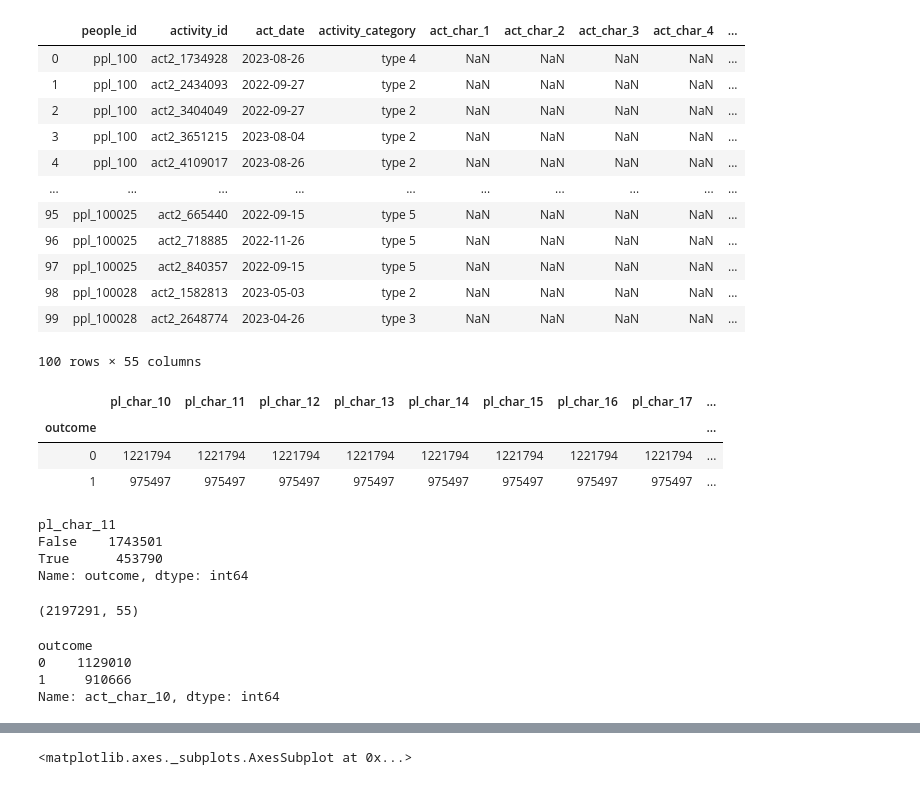
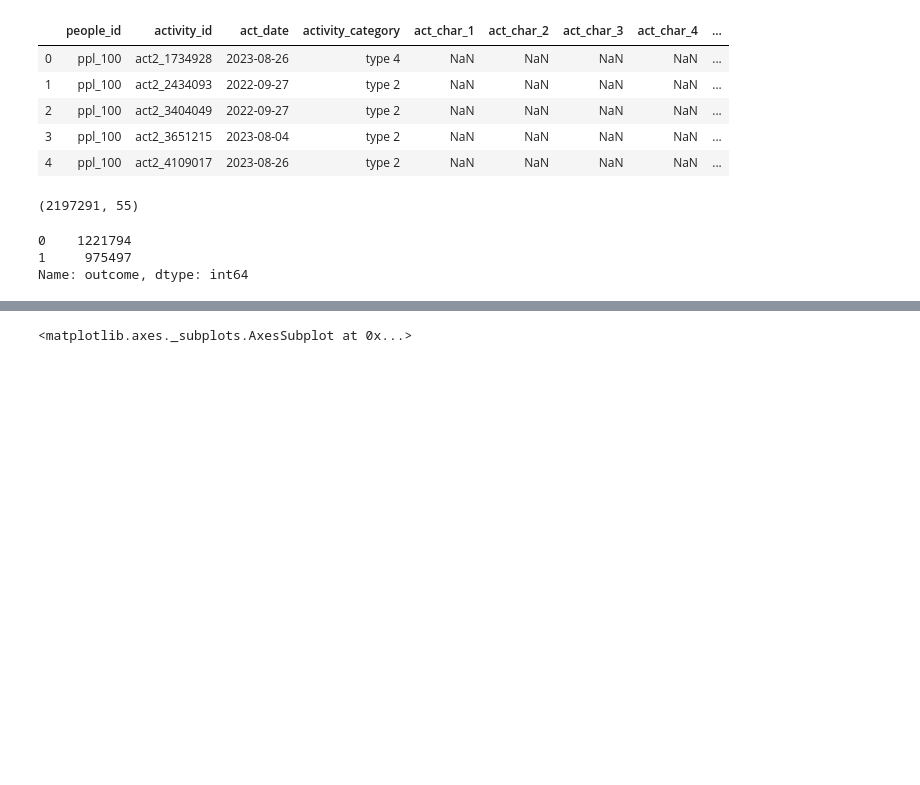
Before and after one commit to khwajajalal/Capstone3-Red_hat_business_value, a Jupyter notebook: red_hat.ipynb, the cells around one changed output, grey strips where cells are left out. Drawn from its saved outputs; the diff is of its cells as text; code cells hidden in the pictures; blank space fills up the shorter version.

```diff
--- a/red_hat.ipynb
+++ b/red_hat.ipynb
@@ -8,78 +8,61 @@ from scipy import stats
 pd.set_option('display.max_column', None)
 
 pl=pd.read_csv('people.csv.zip')
 ac=pd.read_csv('act_train.csv.zip')
 pl['date']=pd.to_datetime(pl['date'])
 ac['date']=pd.to_datetime(ac['date'])
 pl_columns=[]
 for col in pl.columns:
     if 'char' in col or 'date' in col:
         pl_columns.append('pl_' + col)
     else:
         pl_columns.append(col)
 pl.columns=pl_columns
 ac_columns=[]
 for col in ac.columns:
     if 'char' in col or 'date' in col:
         ac_columns.append('act_' + col)
     else:
         ac_columns.append(col)
 ac.columns=ac_columns
 ac_pl_merge = pd.merge(ac, pl, on='people_id')
 ac_pl_merge.to_csv('activity_people_merged_dataset.csv')
 
-ac_pl_merge.head(100)
+ac_pl_merge.head()
 # %% [output]
 |  | people_id | activity_id | act_date | activity_category | act_char_1 | act_char_2 | act_char_3 | act_char_4 | ... |
 | 0 | ppl_100 | act2_1734928 | 2023-08-26 | type 4 | NaN | NaN | NaN | NaN | ... |
 | 1 | ppl_100 | act2_2434093 | 2022-09-27 | type 2 | NaN | NaN | NaN | NaN | ... |
 | 2 | ppl_100 | act2_3404049 | 2022-09-27 | type 2 | NaN | NaN | NaN | NaN | ... |
 | 3 | ppl_100 | act2_3651215 | 2023-08-04 | type 2 | NaN | NaN | NaN | NaN | ... |
 | 4 | ppl_100 | act2_4109017 | 2023-08-26 | type 2 | NaN | NaN | NaN | NaN | ... |
-| ... | ... | ... | ... | ... | ... | ... | ... | ... | ... |
-| 95 | ppl_100025 | act2_665440 | 2022-09-15 | type 5 | NaN | NaN | NaN | NaN | ... |
-| 96 | ppl_100025 | act2_718885 | 2022-11-26 | type 5 | NaN | NaN | NaN | NaN | ... |
-| 97 | ppl_100025 | act2_840357 | 2022-09-15 | type 5 | NaN | NaN | NaN | NaN | ... |
-| 98 | ppl_100028 | act2_1582813 | 2023-05-03 | type 2 | NaN | NaN | NaN | NaN | ... |
-| 99 | ppl_100028 | act2_2648774 | 2023-04-26 | type 3 | NaN | NaN | NaN | NaN | ... |
-100 rows × 55 columns
 # %%
-# # ac.head(20)
-# pl.char_38.unique()
-# pl.char_38.min() , pl.char_38.max(), pl.char_38.mean(), pl.char_38.median()
+# # # ac.head(20)
+# # pl.char_38.unique()
+# # pl.char_38.min() , pl.char_38.max(), pl.char_38.mean(), pl.char_38.median()
 
-ac_pl_merge.columns
-ac_pl_merge.groupby(['outcome' ])[ 'pl_char_10','pl_char_11', 'pl_char_12', 'pl_char_13',
-       'pl_char_14', 'pl_char_15', 'pl_char_16', 'pl_char_17', 'pl_char_18',
-       'pl_char_19', 'pl_char_20', 'pl_char_21', 'pl_char_22', 'pl_char_23',
-       'pl_char_24', 'pl_char_25', 'pl_char_26', 'pl_char_27', 'pl_char_28',
-       'pl_char_29', 'pl_char_30', 'pl_char_31', 'pl_char_32', 'pl_char_33',
-       'pl_char_34', 'pl_char_35', 'pl_char_36', 'pl_char_37', 'pl_char_38'].count()
+# ac_pl_merge.columns
+# ac_pl_merge.groupby(['outcome' ])[ 'pl_char_10','pl_char_11', 'pl_char_12', 'pl_char_13',
+#        'pl_char_14', 'pl_char_15', 'pl_char_16', 'pl_char_17', 'pl_char_18',
+#        'pl_char_19', 'pl_char_20', 'pl_char_21', 'pl_char_22', 'pl_char_23',
+#        'pl_char_24', 'pl_char_25', 'pl_char_26', 'pl_char_27', 'pl_char_28',
+#        'pl_char_29', 'pl_char_30', 'pl_char_31', 'pl_char_32', 'pl_char_33',
+#        'pl_char_34', 'pl_char_35', 'pl_char_36', 'pl_char_37', 'pl_char_38'].count()
-# %% [output]
-|  | pl_char_10 | pl_char_11 | pl_char_12 | pl_char_13 | pl_char_14 | pl_char_15 | pl_char_16 | pl_char_17 | ... |
-| outcome |  |  |  |  |  |  |  |  | ... |
-| 0 | 1221794 | 1221794 | 1221794 | 1221794 | 1221794 | 1221794 | 1221794 | 1221794 | ... |
-| 1 | 975497 | 975497 | 975497 | 975497 | 975497 | 975497 | 975497 | 975497 | ... |
 # %%
-# ac.loc[ac.people_id == 'ppl_100']
-# pl.group_1.nunique()
-ac_pl_merge.pl_char_19.value_counts()
-ac_pl_merge.groupby(['pl_char_11'])[ 'outcome'].count()
+# # ac.loc[ac.people_id == 'ppl_100']
+# # pl.group_1.nunique()
+# ac_pl_merge.pl_char_19.value_counts()
+# ac_pl_merge.groupby(['pl_char_11'])[ 'outcome'].count()
-# %% [output]
-pl_char_11
-False    1743501
-True      453790
-Name: outcome, dtype: int64
 # %%
 ac_pl_merge.shape
 # %% [output]
 (2197291, 55)
 # %%
-ac_pl_merge.act_char_10.notnull().sum()
-ac_pl_merge.groupby('outcome')['act_char_10'].count()
+# ac_pl_merge.act_char_10.notnull().sum()
+# ac_pl_merge.groupby('outcome')['act_char_10'].count()
+ac_pl_merge.outcome.value_counts()
 # %% [output]
-outcome
-0    1129010
-1     910666
-Name: act_char_10, dtype: int64
+0    1221794
+1     975497
+Name: outcome, dtype: int64
 # %%
```
Also changed, not shown: parts of 105 cells of this notebook.
